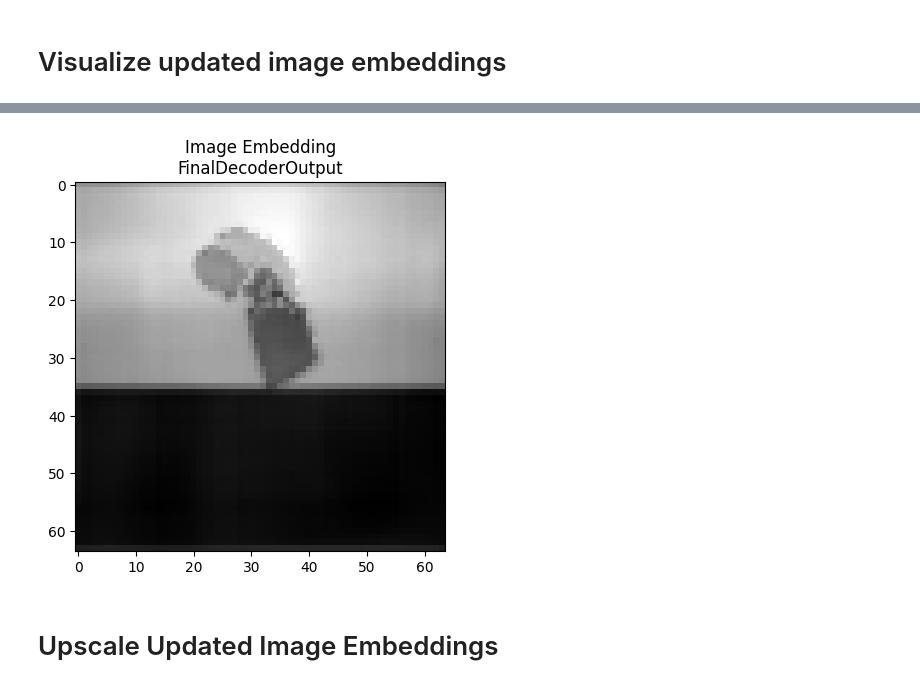
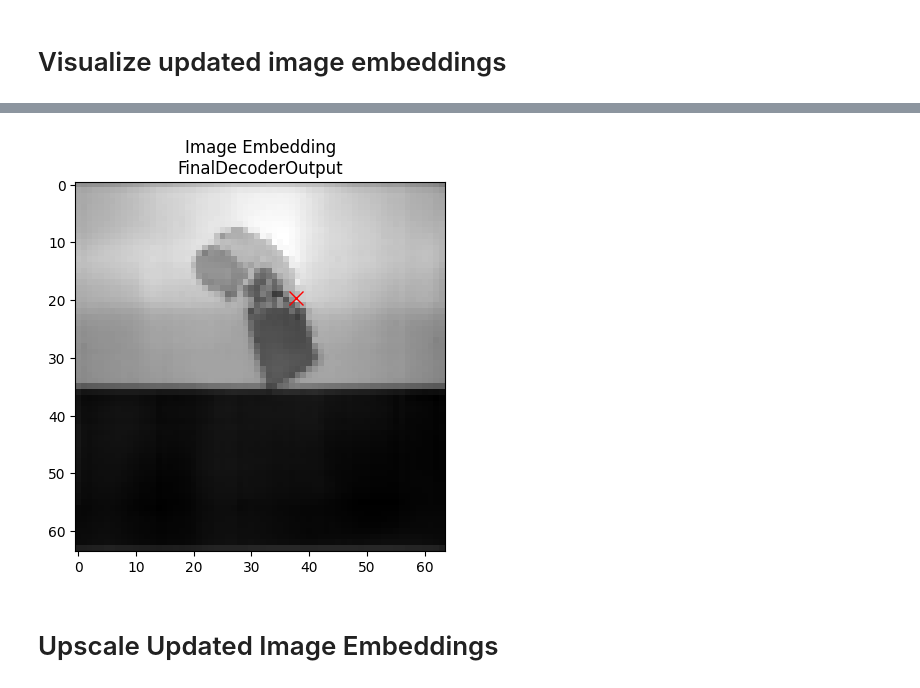
Before and after one commit to keyanzhai/SAM-feature-visualization, a Jupyter notebook: single-point-prompt/single-prompt-features.ipynb, the cells around one changed output, grey strips where cells are left out. Cells and saved outputs as stored; diff of their text form; code cells hidden in the pictures.

Commit message:
debug-final-image-embedding-gray-prompt-point

```diff
--- a/single-point-prompt/single-prompt-features.ipynb
+++ b/single-point-prompt/single-prompt-features.ipynb
@@ -831,13 +831,15 @@ Clipping input data to the valid range for imshow with RGB data ([0..1] for floa
 # %%
 reduced_data_src_i_2 = pca_2.fit_transform(StandardScaler().fit_transform(training_data_src_i))
 rgb_src_i_2 = reduced_data_src_i_2.reshape(64, 64)
 # Visualize the tensor as a 64x64 image
 plt.imshow(rgb_src_i_2, cmap='gray')
 plt.title('Image Embedding\nFinalDecoderOutput')
+point_color = "red"
+plt.plot(prompt_point[0, 0], prompt_point[0, 1], markersize=10, marker="x", color=point_color)
 plt.savefig(str(output_path / "4-image-embedding-final-gray.png"), bbox_inches='tight')
 plt.show()
 # %% [output]
-[figure, old version]
+[figure, new version]
 # %% [markdown]
 # Upscale Updated Image Embeddings
 # %%
```
Also changed, not shown: parts of 2 cells of this notebook, 22 other files.
